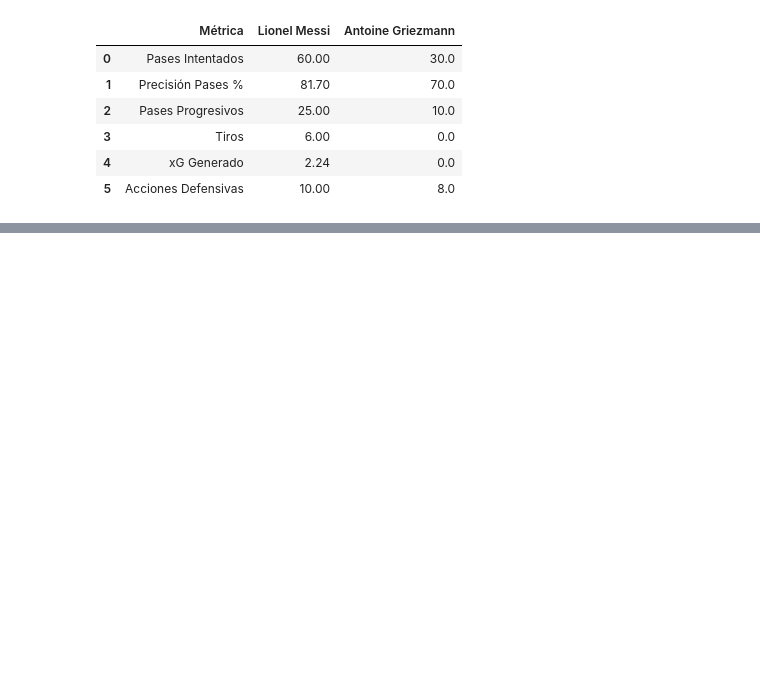
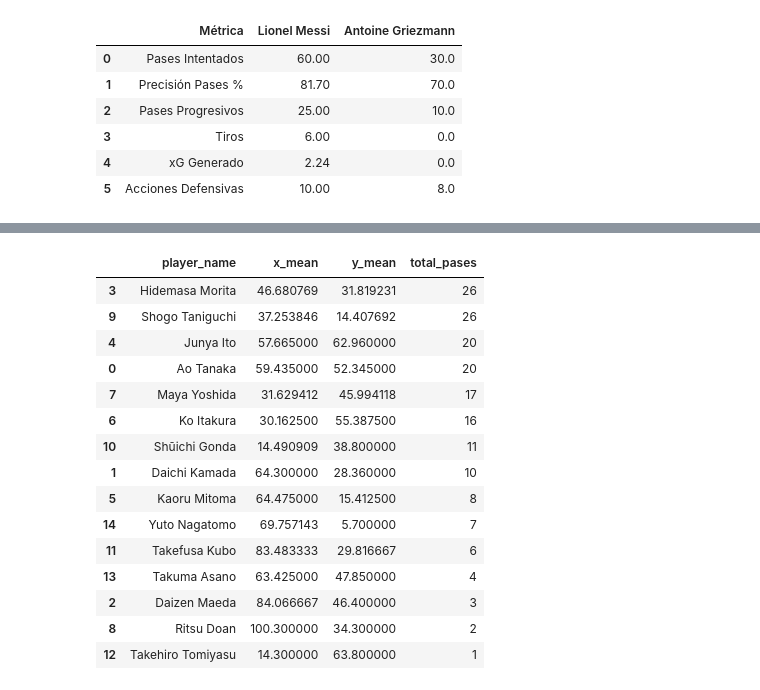
Before and after one commit to Magffbe/football-tactical-dashboard, a Jupyter notebook: experimentos.ipynb, the cells around one changed output, grey strips where cells are left out. Cells and saved outputs as stored; diff of their text form; code cells hidden in the pictures; blank space fills up the shorter version.

```diff
--- a/experimentos.ipynb
+++ b/experimentos.ipynb
@@ -173,0 +241,30 @@ df_comparativa
+# %%
+# 1. Agrupar por jugador y calcular coordenadas promedio (x, y) y total de pases
+posiciones_promedio = pases_equipo.groupby('player_name').agg(
+    x_mean=('x', 'mean'),
+    y_mean=('y', 'mean'),
+    total_pases=('x', 'count')
+).reset_index()
+
+# 2. Ordenar de mayor a menor según el número de pases
+posiciones_promedio = posiciones_promedio.sort_values(by='total_pases', ascending=False)
+
+# 3. Mostrar la tabla de posiciones promedio
+posiciones_promedio
+# %% [output]
+|  | player_name | x_mean | y_mean | total_pases |
+| 3 | Hidemasa Morita | 46.680769 | 31.819231 | 26 |
+| 9 | Shogo Taniguchi | 37.253846 | 14.407692 | 26 |
+| 4 | Junya Ito | 57.665000 | 62.960000 | 20 |
+| 0 | Ao Tanaka | 59.435000 | 52.345000 | 20 |
+| 7 | Maya Yoshida | 31.629412 | 45.994118 | 17 |
+| 6 | Ko Itakura | 30.162500 | 55.387500 | 16 |
+| 10 | Shūichi Gonda | 14.490909 | 38.800000 | 11 |
+| 1 | Daichi Kamada | 64.300000 | 28.360000 | 10 |
+| 5 | Kaoru Mitoma | 64.475000 | 15.412500 | 8 |
+| 14 | Yuto Nagatomo | 69.757143 | 5.700000 | 7 |
+| 11 | Takefusa Kubo | 83.483333 | 29.816667 | 6 |
+| 13 | Takuma Asano | 63.425000 | 47.850000 | 4 |
+| 2 | Daizen Maeda | 84.066667 | 46.400000 | 3 |
+| 8 | Ritsu Doan | 100.300000 | 34.300000 | 2 |
+| 12 | Takehiro Tomiyasu | 14.300000 | 63.800000 | 1 |
```
Also changed, not shown: parts of 4 cells of this notebook, 1 other file.
